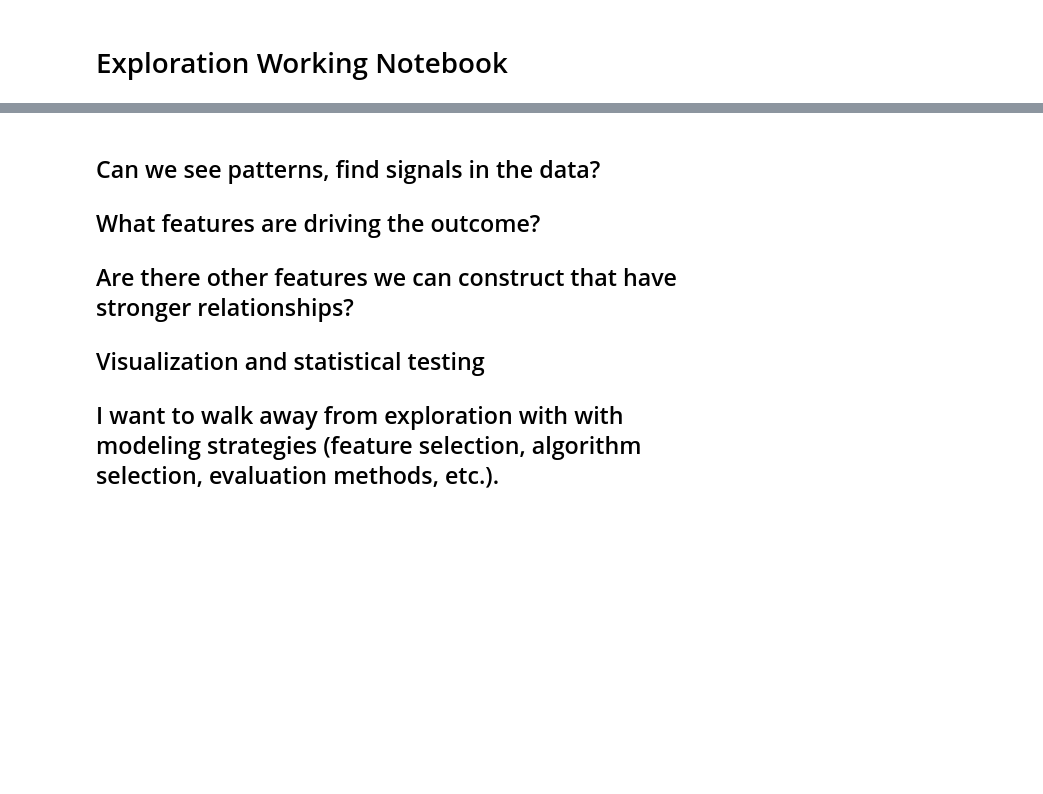
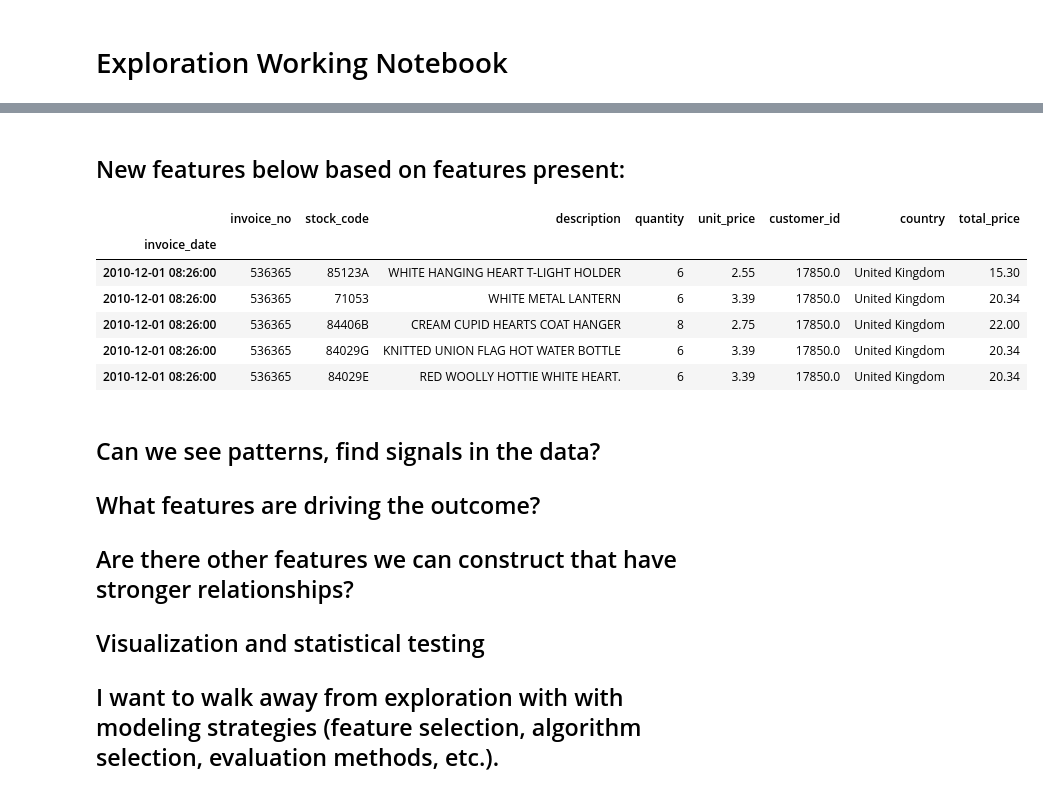
Before and after one commit to Marc-Aradillas/customer-segmentation-project, a Jupyter notebook: exp_working_nb.ipynb, the cells around one changed output, grey strips where cells are left out. Drawn from its saved outputs; the diff is of its cells as text; code cells hidden in the pictures; blank space fills up the shorter version.

```diff
--- a/exp_working_nb.ipynb
+++ b/exp_working_nb.ipynb
@@ -74,0 +68,2 @@ df.head(50)
+# %% [markdown]
+## New features below based on features present:
@@ -75,3 +72,13 @@ df.head(50)
+# %%
+df.head()
+# %% [output]
+|  | invoice_no | stock_code | description | quantity | unit_price | customer_id | country | total_price |
+| invoice_date |  |  |  |  |  |  |  |  |
+| 2010-12-01 08:26:00 | 536365 | 85123A | WHITE HANGING HEART T-LIGHT HOLDER | 6 | 2.55 | 17850.0 | United Kingdom | 15.30 |
+| 2010-12-01 08:26:00 | 536365 | 71053 | WHITE METAL LANTERN | 6 | 3.39 | 17850.0 | United Kingdom | 20.34 |
+| 2010-12-01 08:26:00 | 536365 | 84406B | CREAM CUPID HEARTS COAT HANGER | 8 | 2.75 | 17850.0 | United Kingdom | 22.00 |
+| 2010-12-01 08:26:00 | 536365 | 84029G | KNITTED UNION FLAG HOT WATER BOTTLE | 6 | 3.39 | 17850.0 | United Kingdom | 20.34 |
+| 2010-12-01 08:26:00 | 536365 | 84029E | RED WOOLLY HOTTIE WHITE HEART. | 6 | 3.39 | 17850.0 | United Kingdom | 20.34 |
 # %% [markdown]
 ## Can we see patterns, find signals in the data?
 
```
Also changed, not shown: parts of 9 cells of this notebook, 1 other file.
